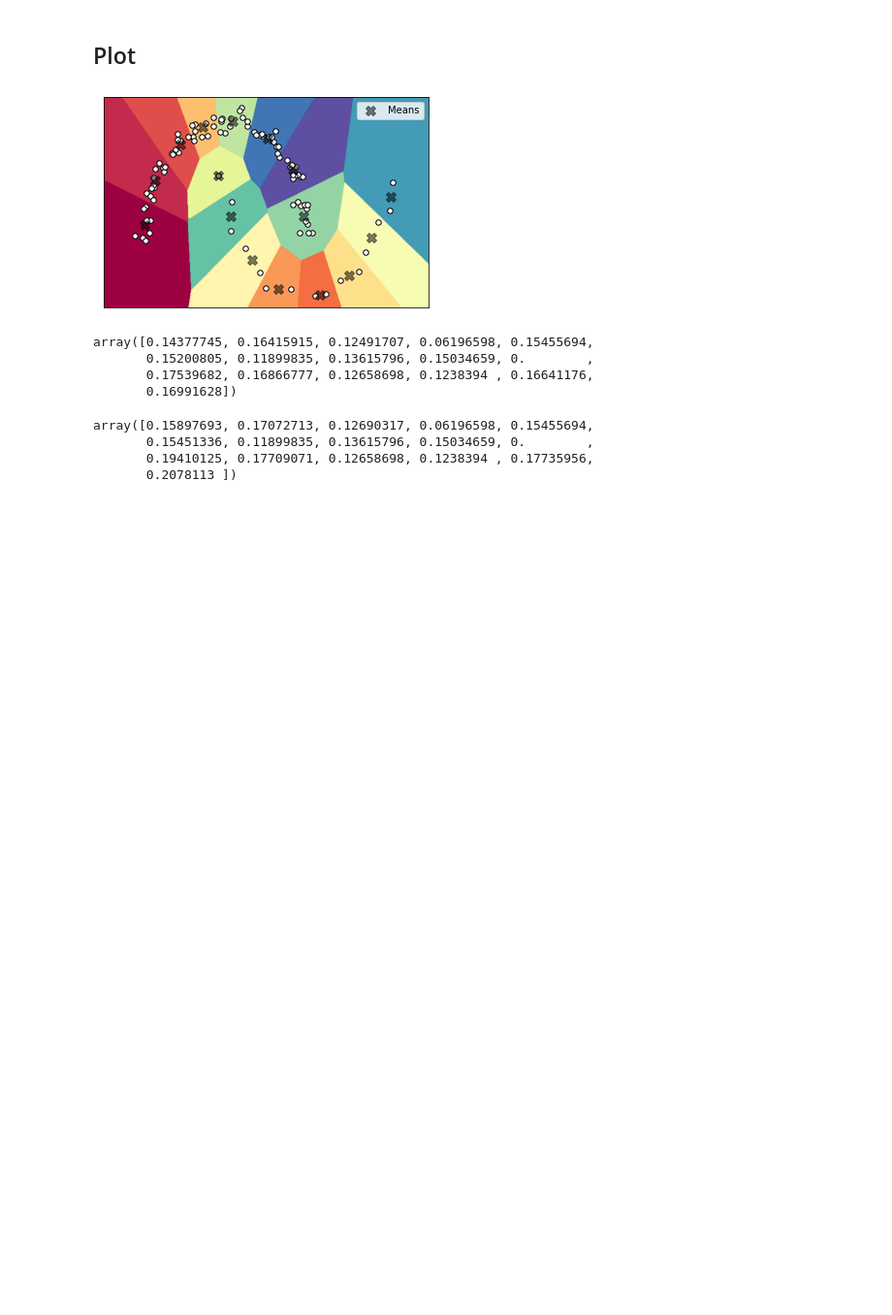
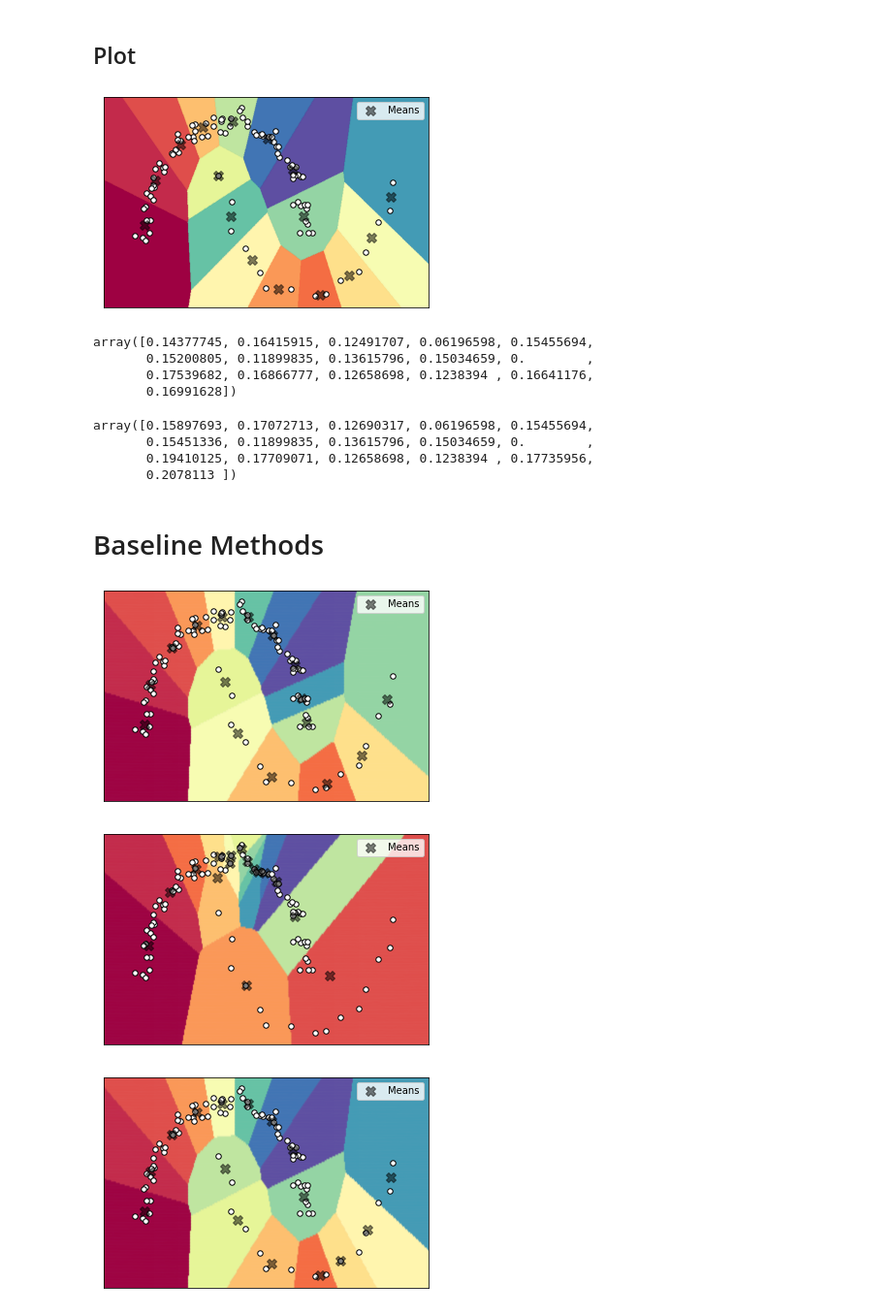
Before and after one commit to AhmedImtiazPrio/radius-constrained-kmeans, a Jupyter notebook: two_moons.ipynb, the cells around one changed output. Shown at 97% size. Drawn from its saved outputs; the diff is of its cells as text; code cells hidden in the pictures; blank space fills up the shorter version.

Commit message:
baselinemethods

```diff
--- a/two_moons.ipynb
+++ b/two_moons.ipynb
@@ -223,3 +223,5 @@ array([0.15897693, 0.17072713, 0.12690317, 0.06196598, 0.15455694,
        0.15451336, 0.11899835, 0.13615796, 0.15034659, 0.        ,
        0.19410125, 0.17709071, 0.12658698, 0.1238394 , 0.17735956,
        0.2078113 ])
+# %% [markdown]
+# Baseline Methods
@@ -225,0 +233,19 @@ array([0.15897693, 0.17072713, 0.12690317, 0.06196598, 0.15455694,
+# %%
+for KMethod in [KMeans,KMedoids,KCenter]:
+
+    ## specify k-medoids++ as KMedoids init for paper reported results
+    kmethod = KMethod(n_clusters=16, random_state=0)
+    kmethod.fit(x)
+    labels = kmethod.labels_
+    labels = labelsort(x,labels)
+    centroids = np.stack([np.mean(x[labels==each],0)for each in np.unique(labels)])
+    ax = plot_partition_2D(x,centroids)
+    ax.set_xlim([-1.5,2.5])
+    ax.set_ylim([-.6,1.2])
+    ax.set_xticks([])
+    ax.set_yticks([])
+    plt.show()
+# %% [output]
+[figure, added]
+[figure, added]
+[figure, added]
```
Also changed, not shown: parts of 2 cells of this notebook, 1 other file.
